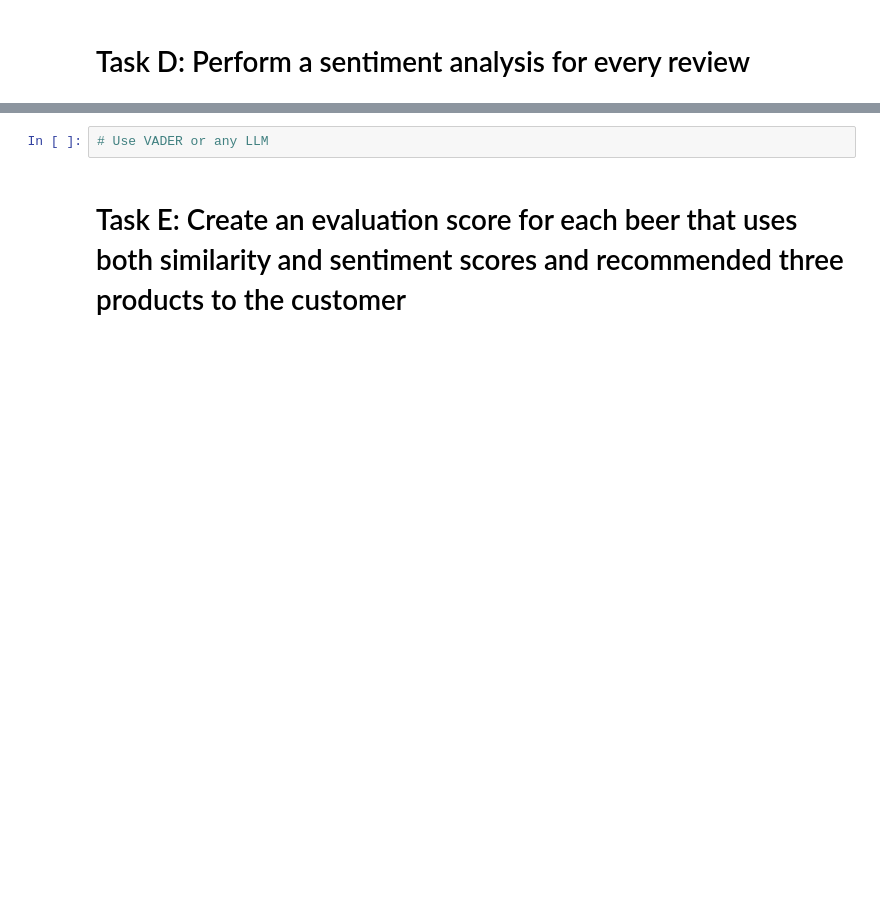
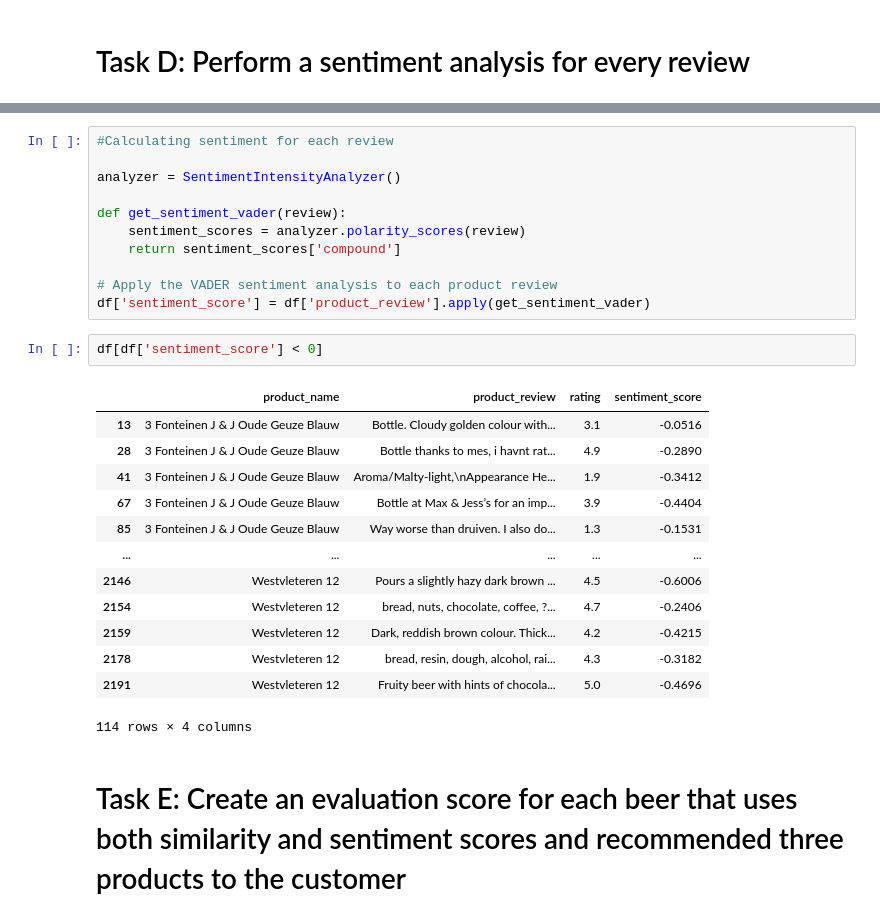
Before and after one commit to CarsonJMullen/Unstructured-Data-Analytics, a Jupyter notebook: Assignment 2/Crowdsourced Recommender System.ipynb, the cells around one changed output, grey strips where cells are left out. Saved outputs shown, nothing was run; the diff lists cells and outputs as text; blank space fills up the shorter version.

Commit message:
Added Sentiment Analysis in VADER

```diff
--- a/Assignment 2/Crowdsourced Recommender System.ipynb
+++ b/Assignment 2/Crowdsourced Recommender System.ipynb
@@ -479,5 +554,30 @@ lift_matrix
 # %%
-# Use VADER or any LLM
+#Calculating sentiment for each review
+
+analyzer = SentimentIntensityAnalyzer()
+
+def get_sentiment_vader(review):
+    sentiment_scores = analyzer.polarity_scores(review)
+    return sentiment_scores['compound']
+
+# Apply the VADER sentiment analysis to each product review
+df['sentiment_score'] = df['product_review'].apply(get_sentiment_vader)
+# %%
+df[df['sentiment_score'] < 0]
+# %% [output]
+|  | product_name | product_review | rating | sentiment_score |
+| 13 | 3 Fonteinen J & J Oude Geuze Blauw | Bottle. Cloudy golden colour with... | 3.1 | -0.0516 |
+| 28 | 3 Fonteinen J & J Oude Geuze Blauw | Bottle thanks to mes, i havnt rat... | 4.9 | -0.2890 |
+| 41 | 3 Fonteinen J & J Oude Geuze Blauw | Aroma/Malty-light,\nAppearance He... | 1.9 | -0.3412 |
+| 67 | 3 Fonteinen J & J Oude Geuze Blauw | Bottle at Max & Jess’s for an imp... | 3.9 | -0.4404 |
+| 85 | 3 Fonteinen J & J Oude Geuze Blauw | Way worse than druiven. I also do... | 1.3 | -0.1531 |
+| ... | ... | ... | ... | ... |
+| 2146 | Westvleteren 12 | Pours a slightly hazy dark brown ... | 4.5 | -0.6006 |
+| 2154 | Westvleteren 12 | bread, nuts, chocolate, coffee, ?... | 4.7 | -0.2406 |
+| 2159 | Westvleteren 12 | Dark, reddish brown colour. Thick... | 4.2 | -0.4215 |
+| 2178 | Westvleteren 12 | bread, resin, dough, alcohol, rai... | 4.3 | -0.3182 |
+| 2191 | Westvleteren 12 | Fruity beer with hints of chocola... | 5.0 | -0.4696 |
+114 rows × 4 columns
 # %% [markdown]
 # Task E: Create an evaluation score for each beer that uses both similarity and sentiment scores and recommended three products to the customer
 # %%
```
Also changed, not shown: parts of 13 cells of this notebook, 2 other files.
